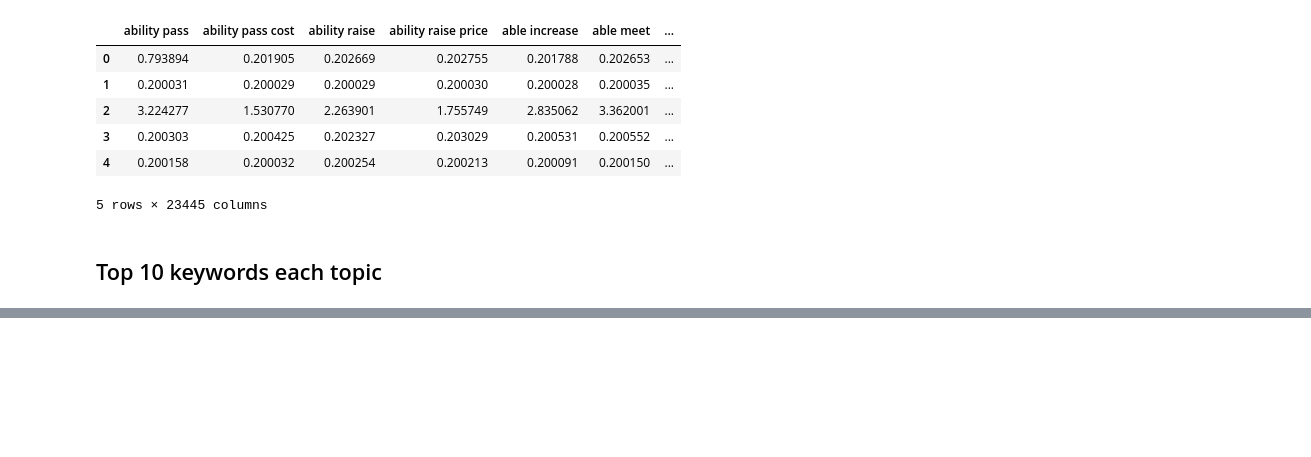
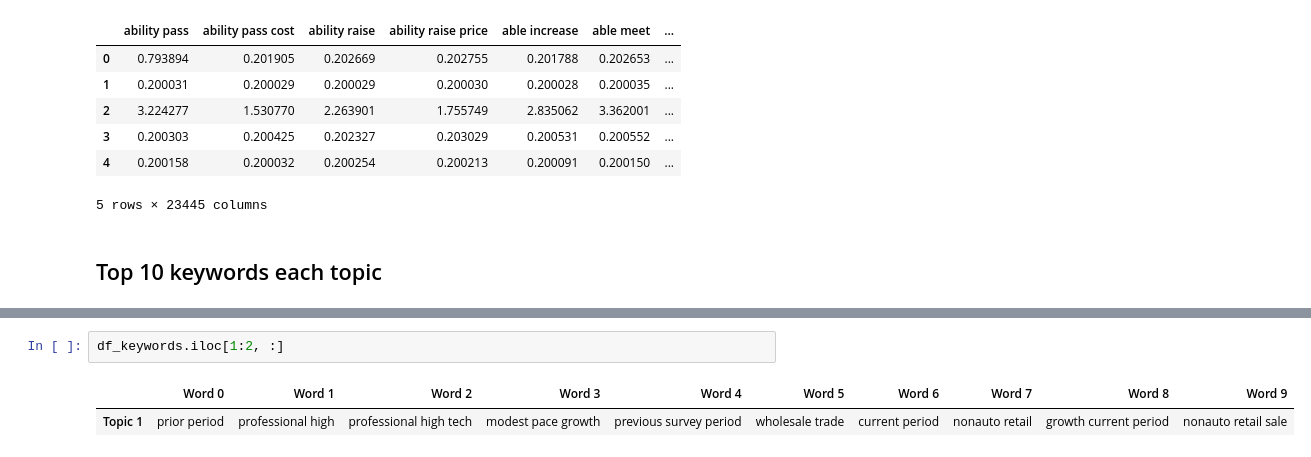
Before and after one commit to iceberg425/NLP_Projects, a Jupyter notebook: DSI_Project/Topic_Modeling_Sklearn_District.ipynb, the cells around one changed output, grey strips where cells are left out. Drawn from its saved outputs; the diff is of its cells as text; blank space fills up the shorter version.

```diff
--- a/DSI_Project/Topic_Modeling_Sklearn_District.ipynb
+++ b/DSI_Project/Topic_Modeling_Sklearn_District.ipynb
@@ -446,0 +440,5 @@ df_topic_keywords
+# %%
+df_keywords.iloc[1:2, :]
+# %% [output]
+|  | Word 0 | Word 1 | Word 2 | Word 3 | Word 4 | Word 5 | Word 6 | Word 7 | Word 8 | Word 9 |
+| Topic 1 | prior period | professional high | professional high tech | modest pace growth | previous survey period | wholesale trade | current period | nonauto retail | growth current period | nonauto retail sale |
```
Also changed, not shown: parts of 14 cells of this notebook, 16 other files.
